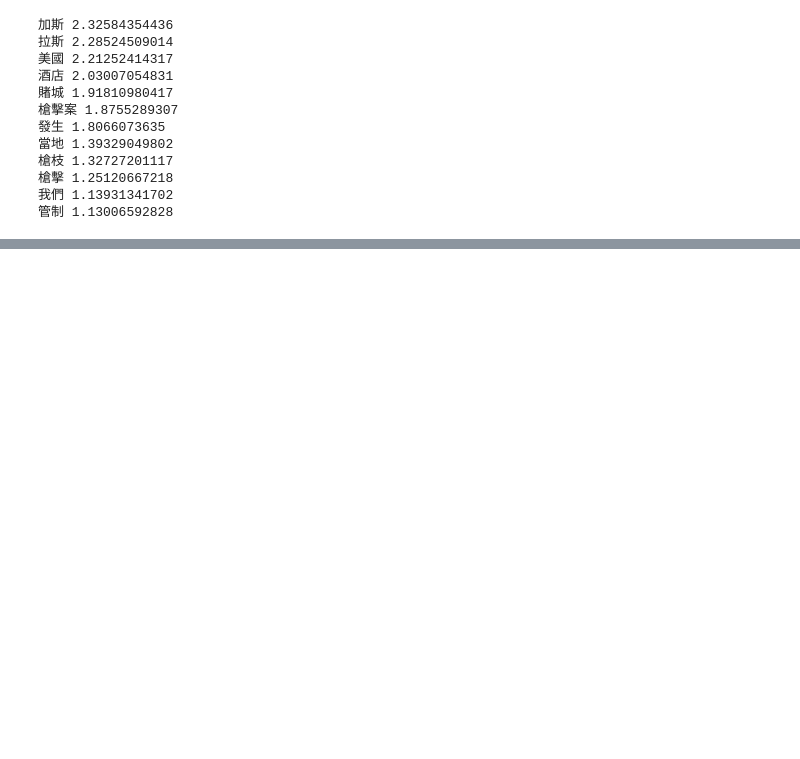
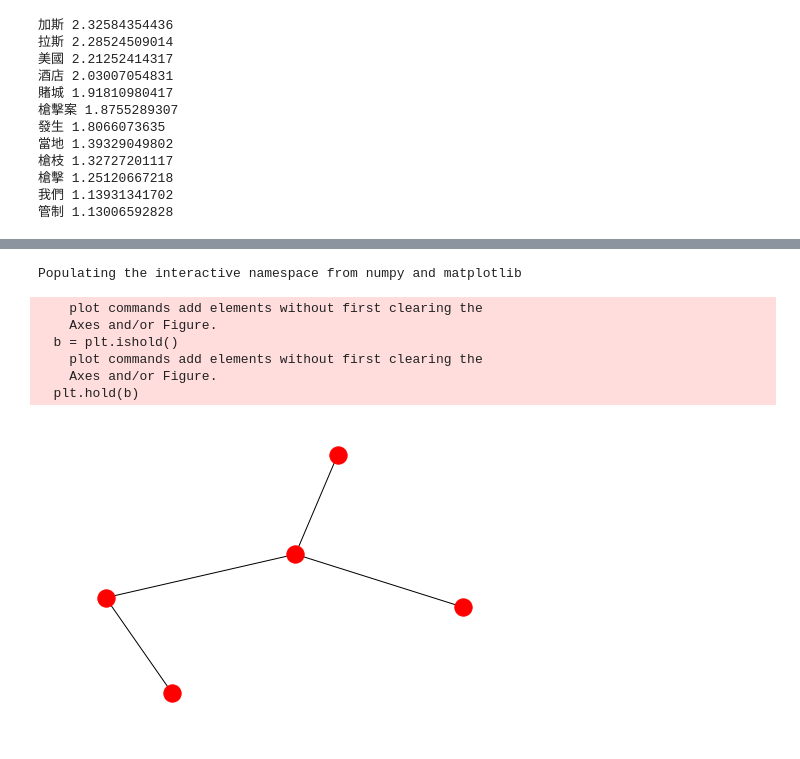
Before and after one commit to ywchiu/cdc_course, a Jupyter notebook: Demo20171011.ipynb, the cells around one changed output, grey strips where cells are left out. Cells and saved outputs as stored; diff of their text form; code cells hidden in the pictures; blank space fills up the shorter version.

```diff
--- a/Demo20171011.ipynb
+++ b/Demo20171011.ipynb
@@ -589,0 +672,20 @@ def getKeyTerm(cluster):
+# %%
+import networkx as nx
+
+graph = nx.Graph()
+graph.add_edge('台北101', '忠孝敦化', duration=5)
+graph.add_edge('台北車站', '忠孝復興', duration=10)
+graph.add_edge('忠孝復興', '忠孝敦化', duration=2)
+graph.add_edge('忠孝敦化', '敦化南路二段', duration=10)
+# %%
+%pylab inline
+nx.draw(graph)
+# %% [output]
+Populating the interactive namespace from numpy and matplotlib
+    plot commands add elements without first clearing the
+    Axes and/or Figure.
+  b = plt.ishold()
+    plot commands add elements without first clearing the
+    Axes and/or Figure.
+  plt.hold(b)
+[figure, added]
```
Also changed, not shown: parts of 21 cells of this notebook.
